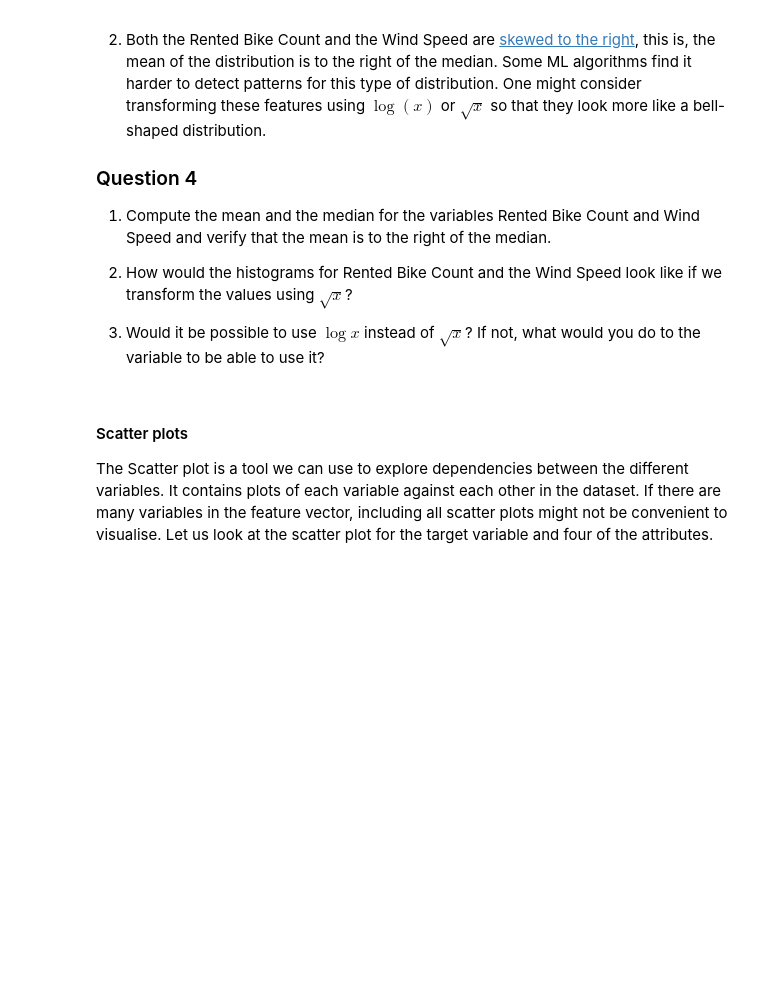
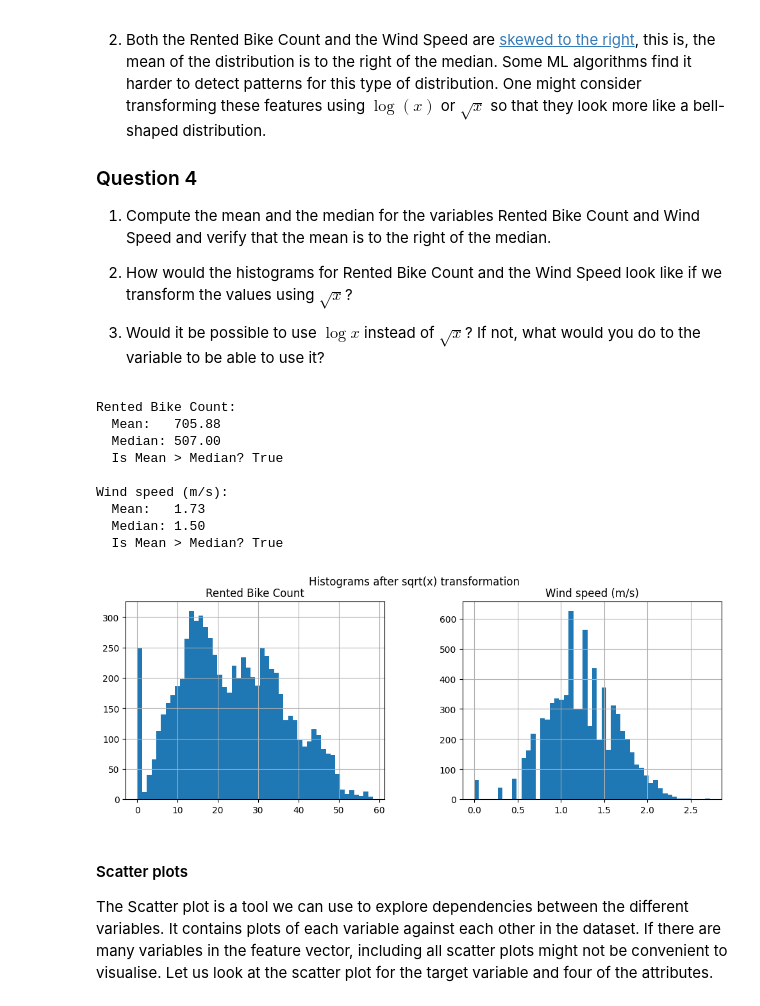
Before and after one commit to Ming25w/ML, a Jupyter notebook: Labs/Lab 1 - End-to-end project in ML.ipynb, the cells around one changed output. Drawn from its saved outputs; the diff is of its cells as text; code cells hidden in the pictures; blank space fills up the shorter version.

```diff
--- a/Labs/Lab 1 - End-to-end project in ML.ipynb
+++ b/Labs/Lab 1 - End-to-end project in ML.ipynb
@@ -206,3 +405,31 @@ Some observations from the histograms are:
+# %%
+# Provide your answer here
+import numpy as np
+
+# 1. 计算均值 (Mean) 和中位数 (Median) 并验证 Mean > Median
+for col in ['Rented Bike Count', 'Wind speed (m/s)']:
+    mean_val = bs_train_set[col].mean()
+    median_val = bs_train_set[col].median()
+    print(f"{col}:")
+    print(f"  Mean:   {mean_val:.2f}")
+    print(f"  Median: {median_val:.2f}")
+    print(f"  Is Mean > Median? {mean_val > median_val}\n")
+
+# 2. 绘制平方根变换 sqrt(x) 后的直方图
+np.sqrt(bs_train_set[['Rented Bike Count', 'Wind speed (m/s)']]).hist(bins=50, figsize=(12, 4))
+plt.suptitle('Histograms after sqrt(x) transformation')
+plt.show()
+# %% [output]
+Rented Bike Count:
+  Mean:   705.88
+  Median: 507.00
+  Is Mean > Median? True
+
+Wind speed (m/s):
+  Mean:   1.73
+  Median: 1.50
+  Is Mean > Median? True
+[figure, added]
 # %% [markdown]
 #### Scatter plots
 
```
Also changed, not shown: parts of 22 cells of this notebook.
